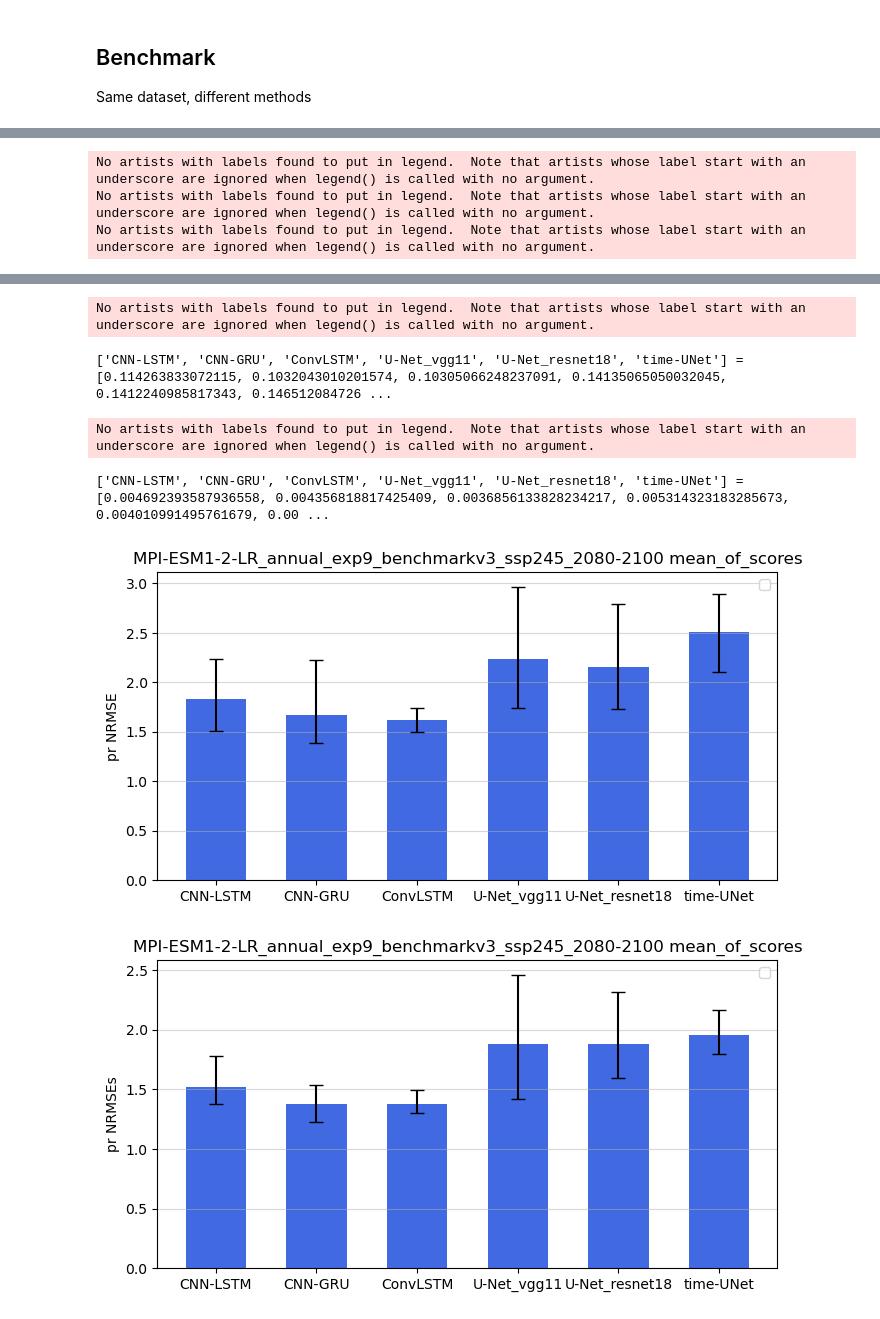
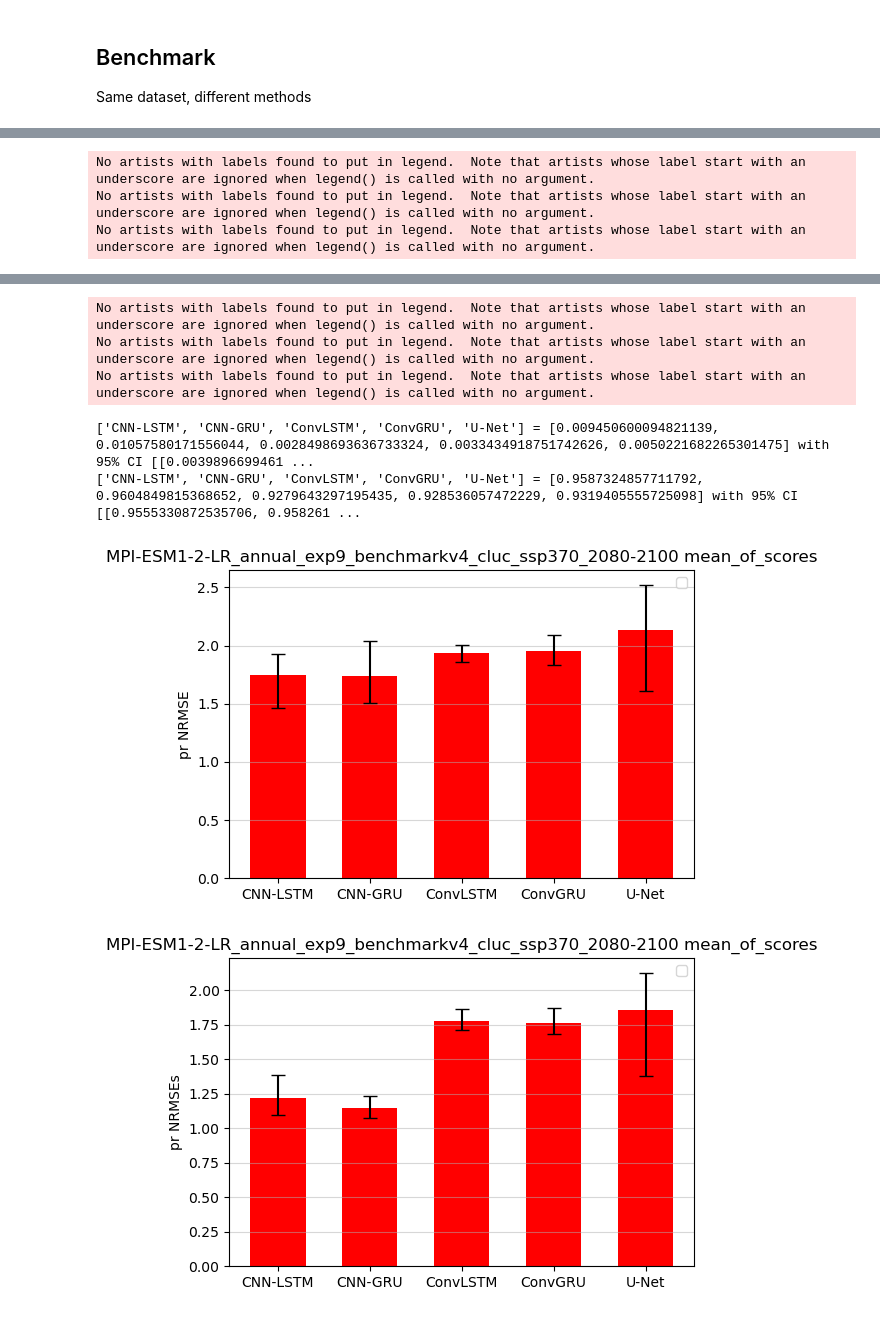
Before and after one commit to zoeleila/scenarIA, a Jupyter notebook: src/plots/benchmark.ipynb, the cells around one changed output, grey strips where cells are left out. Saved outputs shown, nothing was run; the diff lists cells and outputs as text; code cells hidden in the pictures.

Commit message:
add trajGRU and spatialcorr

```diff
--- a/src/plots/benchmark.ipynb
+++ b/src/plots/benchmark.ipynb
@@ -25,9 +25,10 @@ Same dataset, different methods
 # %%
 var_name = 'pr'
 save_dir = GRAPHS_DIR/ f'runs/MPI-ESM1-2-LR/annual/exp9' # or None
+#save_dir = None
 pred_path = PREDICTIONS_DIR / f'MPI-ESM1-2-LR/annual/exp9'
 #save_dir = None
-title_base = 'MPI-ESM1-2-LR_annual_exp9_benchmarkv3'
+title_base = 'MPI-ESM1-2-LR_annual_exp9_benchmarkv4_cluc'
 simus_dict = {'ssp245': {'color': 'royalblue',
                         'mean_error': [-0.6, 0.6],
                         'values': [-2.4, 2.4],
@@ -40,7 +41,7 @@ simus_dict = {'ssp245': {'color': 'royalblue',
 clim = xr.open_dataset(DATASET_DIR / f'MPI-ESM1-2-LR/annual/outputs_piControl.nc').mean('member')
 clim = clim.sel(time=slice('1850-01-01', '2250-12-31')).mean('time')[var_name].values
 # %%
-true_simu = 'ssp245'
+true_simu = 'ssp370'
 # %%
 
 mini_dict = simus_dict[true_simu]
@@ -58,12 +59,11 @@ t = true.time.values
 y = true[var_name].values - clim
 
 # Open prediction files to compare
-y_hat_dict = {'CNN-LSTM': xr.open_dataset(pred_path / f'MPI-ESM1-2-LR_annual_exp9_{true_simu}_pr_cnn-lstm_seq5_mem30_epoch100.nc')['pr'].values - clim,
-        'CNN-GRU': xr.open_dataset(pred_path / f'MPI-ESM1-2-LR_annual_exp9_{true_simu}_pr_cnn-gru_seq5_mem30_epoch100.nc')['pr'].values - clim,
-        'ConvLSTM': xr.open_dataset(pred_path / f'MPI-ESM1-2-LR_annual_exp9_{true_simu}_pr_convlstm_seq5_mem30_epoch100.nc')['pr'].values - clim,
-        'U-Net_vgg11': xr.open_dataset(pred_path / f'MPI-ESM1-2-LR_annual_exp9_{true_simu}_pr_unet_seq5_mem30_epoch100_vgg11.nc')['pr'].values - clim,
-        'U-Net_resnet18': xr.open_dataset(pred_path / f'MPI-ESM1-2-LR_annual_exp9_{true_simu}_pr_unet_seq5_mem30_epoch100_resnet18.nc')['pr'].values - clim,
-        'time-UNet': xr.open_dataset(pred_path / f'MPI-ESM1-2-LR_annual_exp9_{true_simu}_pr_time-unet_seq5_mem30_epoch100.nc')['pr'].values - clim}
+y_hat_dict = {'CNN-LSTM': xr.open_dataset(pred_path / f'MPI-ESM1-2-LR_annual_exp9_{true_simu}_pr_cnn-lstm_seq5_mem30_epoch100_bs4_clim.nc')['pr'].values - clim,
+        'CNN-GRU': xr.open_dataset(pred_path / f'MPI-ESM1-2-LR_annual_exp9_{true_simu}_pr_cnn-gru_seq5_mem30_epoch100_bs4_clim.nc')['pr'].values - clim,
+        'ConvLSTM': xr.open_dataset(pred_path / f'MPI-ESM1-2-LR_annual_exp9_{true_simu}_pr_convlstm_seq5_mem30_epoch100_bs4_clim.nc')['pr'].values - clim,
+        'ConvGRU': xr.open_dataset(pred_path / f'MPI-ESM1-2-LR_annual_exp9_{true_simu}_pr_convgru_seq5_mem30_epoch100_bs4_clim.nc')['pr'].values - clim,
+        'U-Net': xr.open_dataset(pred_path / f'MPI-ESM1-2-LR_annual_exp9_{true_simu}_pr_unet_seq5_mem30_epoch100_bs4_clim.nc')['pr'].values - clim}
 # %%
 for key, value in y_hat_dict.items():
     test_dict = {key:value}
@@ -88,0 +88,20 @@ for key, value in y_hat_dict.items():
+# %%
+# Figure : Correlation spatiale
+
+fig, ax1 = plt.subplots(figsize = (10,5))
+for key, value in y_hat_dict.items():
+    data = np.stack(value, axis=0)
+    corr_list = []
+    for run in range(data.shape[0]):
+        data_seed = data[run]
+        corr = [stats.pearsonr(y[i].flatten(), data_seed[i, ...].flatten()).statistic for i in range(y.shape[0])]
+        corr_list.append(corr)
+    corr_mean = np.stack(corr_list,axis=0).mean(axis=0)
+    ax1.plot(t, corr_mean, label=key)
+    ax1.set_title(title)
+    ax1.set_xlabel('Time')
+    ax1.set_ylabel('Spatial correlation')
+    ax1.set_ylim(None,1)
+ax1.legend()
+
+fig.savefig(save_dir/f'{title}_spatial_correlation.png')
@@ -101,4 +122,7 @@ compare_metrics_maps(y_end,
 # %%
+y_end = y[-21:, :, :]
+for key, y_hat in y_hat_dict.items():
+    y_hat_dict[key] = [i[-21:,:,:] for i in y_hat]
 compare_metrics(y_end,
             y_hat_dict,
             lats=lats,
@@ -106,7 +130,7 @@ compare_metrics(y_end,
             title=f'{title}_2080-2100',
             save_dir=save_dir,
             ensemble_scoring='mean_of_scores',
-            figsize=(8,4),
+            figsize=(6,4),
             colors=color ,
             labels=None)
 # %% [output]
@@ -119,6 +144,7 @@ No artists with labels found to put in legend.  Note that artists whose label st
 No artists with labels found to put in legend.  Note that artists whose label start with an underscore are ignored when legend() is called with no argument.
+No artists with labels found to put in legend.  Note that artists whose label start with an underscore are ignored when legend() is called with no argument.
+No artists with labels found to put in legend.  Note that artists whose label start with an underscore are ignored when legend() is called with no argument.
-['CNN-LSTM', 'CNN-GRU', 'ConvLSTM', 'U-Net_vgg11', 'U-Net_resnet18', 'time-UNet'] = [0.114263833072115, 0.1032043010201574, 0.10305066248237091, 0.14135065050032045, 0.1412240985817343, 0.146512084726 ...
+['CNN-LSTM', 'CNN-GRU', 'ConvLSTM', 'ConvGRU', 'U-Net'] = [0.009450600094821139, 0.01057580171556044, 0.0028498693636733324, 0.0033434918751742626, 0.0050221682265301475] with 95% CI [[0.0039896699461 ...
+['CNN-LSTM', 'CNN-GRU', 'ConvLSTM', 'ConvGRU', 'U-Net'] = [0.9587324857711792, 0.9604849815368652, 0.9279643297195435, 0.928536057472229, 0.9319405555725098] with 95% CI [[0.9555330872535706, 0.958261 ...
-No artists with labels found to put in legend.  Note that artists whose label start with an underscore are ignored when legend() is called with no argument.
-['CNN-LSTM', 'CNN-GRU', 'ConvLSTM', 'U-Net_vgg11', 'U-Net_resnet18', 'time-UNet'] = [0.004692393587936558, 0.004356818817425409, 0.0036856133828234217, 0.005314323183285673, 0.004010991495761679, 0.00 ...
-[figure, old version]
+[figure, new version]
-[figure, old version]
+[figure, new version]
```
Also changed, not shown: parts of 4 cells of this notebook, 11 other files.
